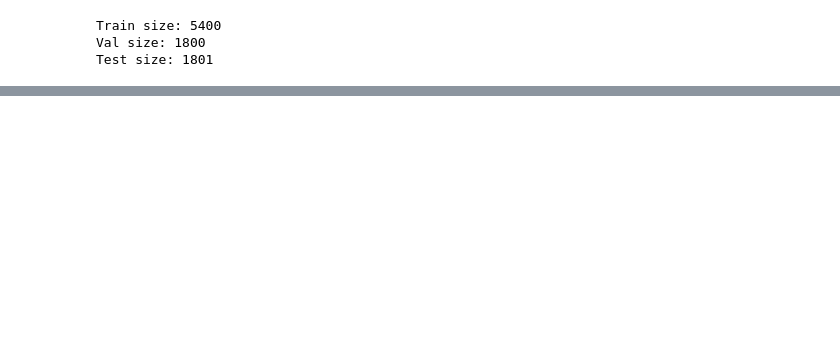
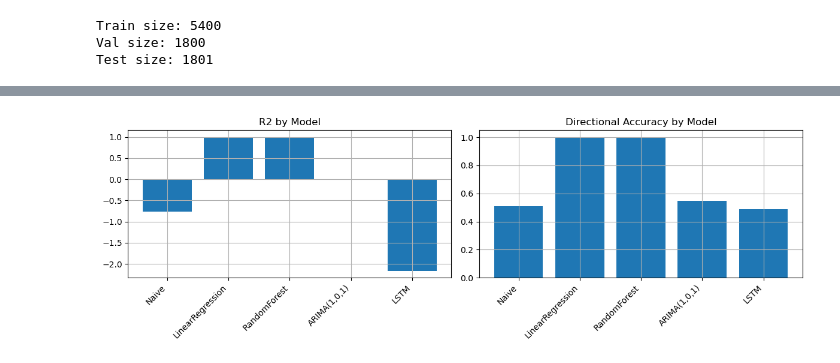
Before and after one commit to UCB-stat-159-f25/final-group13, a Jupyter notebook: notebooks/Model_#3.ipynb, the cells around one changed output, grey strips where cells are left out. Saved outputs shown, nothing was run; the diff lists cells and outputs as text; code cells hidden in the pictures; blank space fills up the shorter version.

```diff
--- a/notebooks/Model_#3.ipynb
+++ b/notebooks/Model_#3.ipynb
@@ -93,0 +188,12 @@ Naive baseline directional accuracy: 0.48917268184342033
+# %%
+#LTSM Data Prep
+tf.random.set_seed(42)
+scaler = StandardScaler()
+X_train_sc = scaler.fit_transform(X_train)
+X_val_sc = scaler.transform(X_val)
+X_test_sc = scaler.transform(X_test)
+
+SEQ_LEN = 30
+X_train_lstm, y_train_lstm = make_lstm_sequences(X_train_sc, y_train.values, SEQ_LEN)
+X_val_lstm, y_val_lstm = make_lstm_sequences(X_val_sc, y_val.values, SEQ_LEN)
+X_test_lstm, y_test_lstm = make_lstm_sequences(X_test_sc, y_test.values, SEQ_LEN)
@@ -93,0 +246,9 @@ Naive baseline directional accuracy: 0.48917268184342033
+# %%
+#LSTM evaluations
+y_pred_lstm = model.predict(X_test_lstm).flatten()
+
+lstm_metrics = compute_regression_metrics(y_test_lstm, y_pred_lstm)
+lstm_dir_acc = directional_accuracy(y_test_lstm, y_pred_lstm)
+
+print("LSTM Metrics:", lstm_metrics)
+print(f"Directional Accuracy: {lstm_dir_acc:.2%}")
@@ -93,0 +301,16 @@ Naive baseline directional accuracy: 0.48917268184342033
+# %%
+fig, axes = plt.subplots(1, 2, figsize=(12, 4))
+
+axes[0].bar(summary_df["Model"], summary_df["R2"])
+axes[0].set_title("R2 by Model")
+axes[0].set_xticklabels(summary_df["Model"], rotation=45, ha="right")
+
+axes[1].bar(summary_df["Model"], summary_df["DirAcc"])
+axes[1].set_title("Directional Accuracy by Model")
+axes[1].set_xticklabels(summary_df["Model"], rotation=45, ha="right")
+
+plt.tight_layout()
+plt.savefig("../images/R2_Accuracy.png")
+plt.show()
+# %% [output]
+[figure, added]
```
Also changed, not shown: parts of 11 cells of this notebook, 12 other files.
